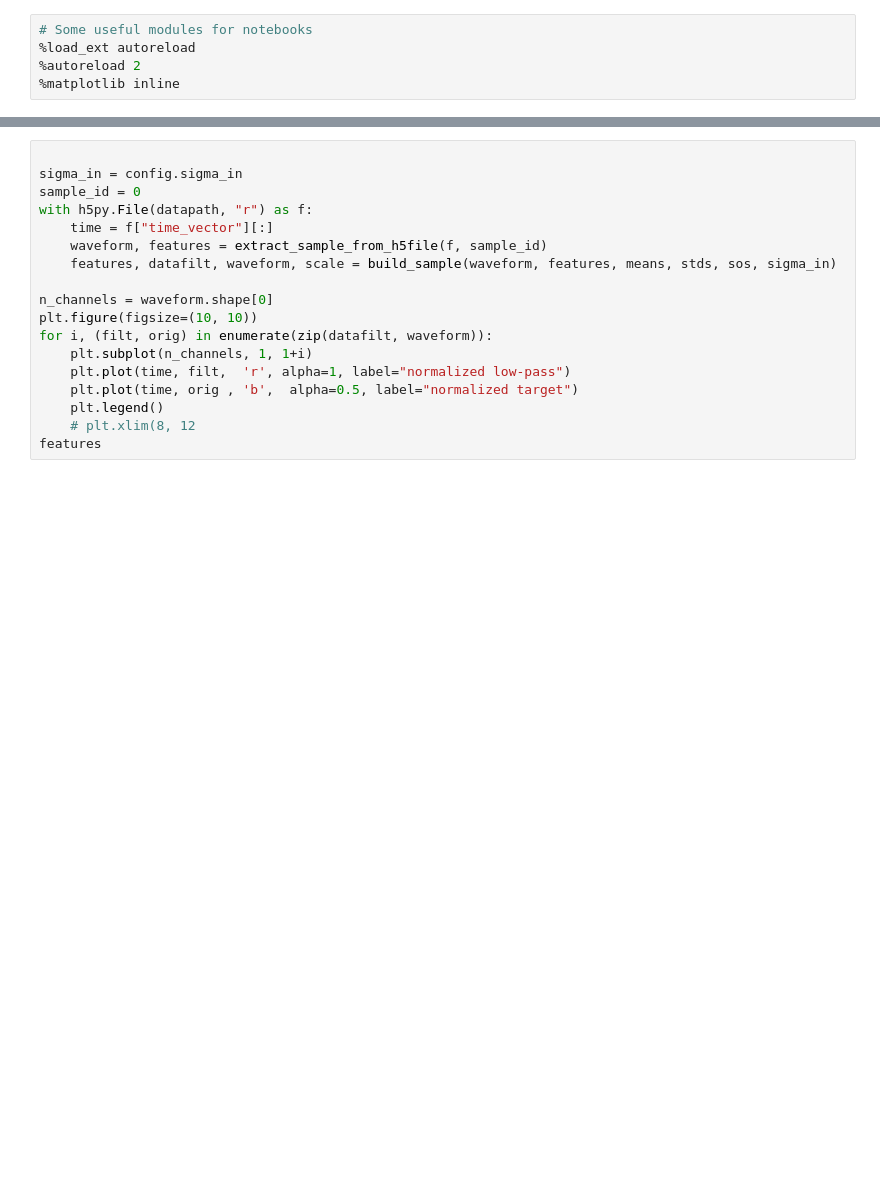
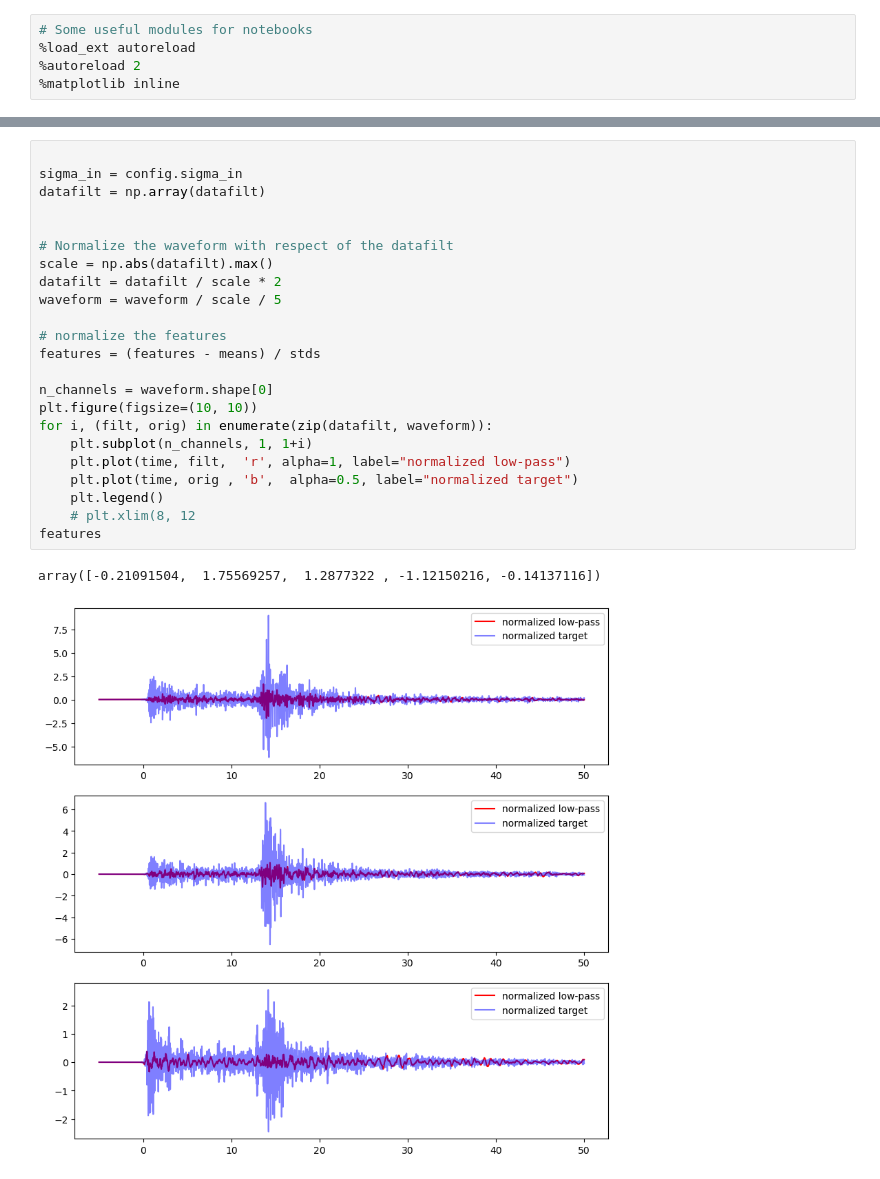
Before and after one commit to highfem/tqdne, a Jupyter notebook: notebooks/test_dataset.ipynb, the cells around one changed output, grey strips where cells are left out. Drawn from its saved outputs; the diff is of its cells as text; blank space fills up the shorter version.

```diff
--- a/notebooks/test_dataset.ipynb
+++ b/notebooks/test_dataset.ipynb
@@ -74,18 +114,26 @@ plt.tight_layout()
 # %%
 
 sigma_in = config.sigma_in
-sample_id = 0
-with h5py.File(datapath, "r") as f:
-    time = f["time_vector"][:]
-    waveform, features = extract_sample_from_h5file(f, sample_id)
-    features, datafilt, waveform, scale = build_sample(waveform, features, means, stds, sos, sigma_in)
+datafilt = np.array(datafilt)
+
+
+# Normalize the waveform with respect of the datafilt
+scale = np.abs(datafilt).max()
+datafilt = datafilt / scale * 2
+waveform = waveform / scale / 5
+
+# normalize the features
+features = (features - means) / stds
 
 n_channels = waveform.shape[0]
 plt.figure(figsize=(10, 10))
 for i, (filt, orig) in enumerate(zip(datafilt, waveform)):
     plt.subplot(n_channels, 1, 1+i)
     plt.plot(time, filt,  'r', alpha=1, label="normalized low-pass")
     plt.plot(time, orig , 'b',  alpha=0.5, label="normalized target")
     plt.legend()
     # plt.xlim(8, 12
 features
+# %% [output]
+array([-0.21091504,  1.75569257,  1.2877322 , -1.12150216, -0.14137116])
+[figure, added]
```
Also changed, not shown: parts of 10 cells of this notebook, 11 other files.
